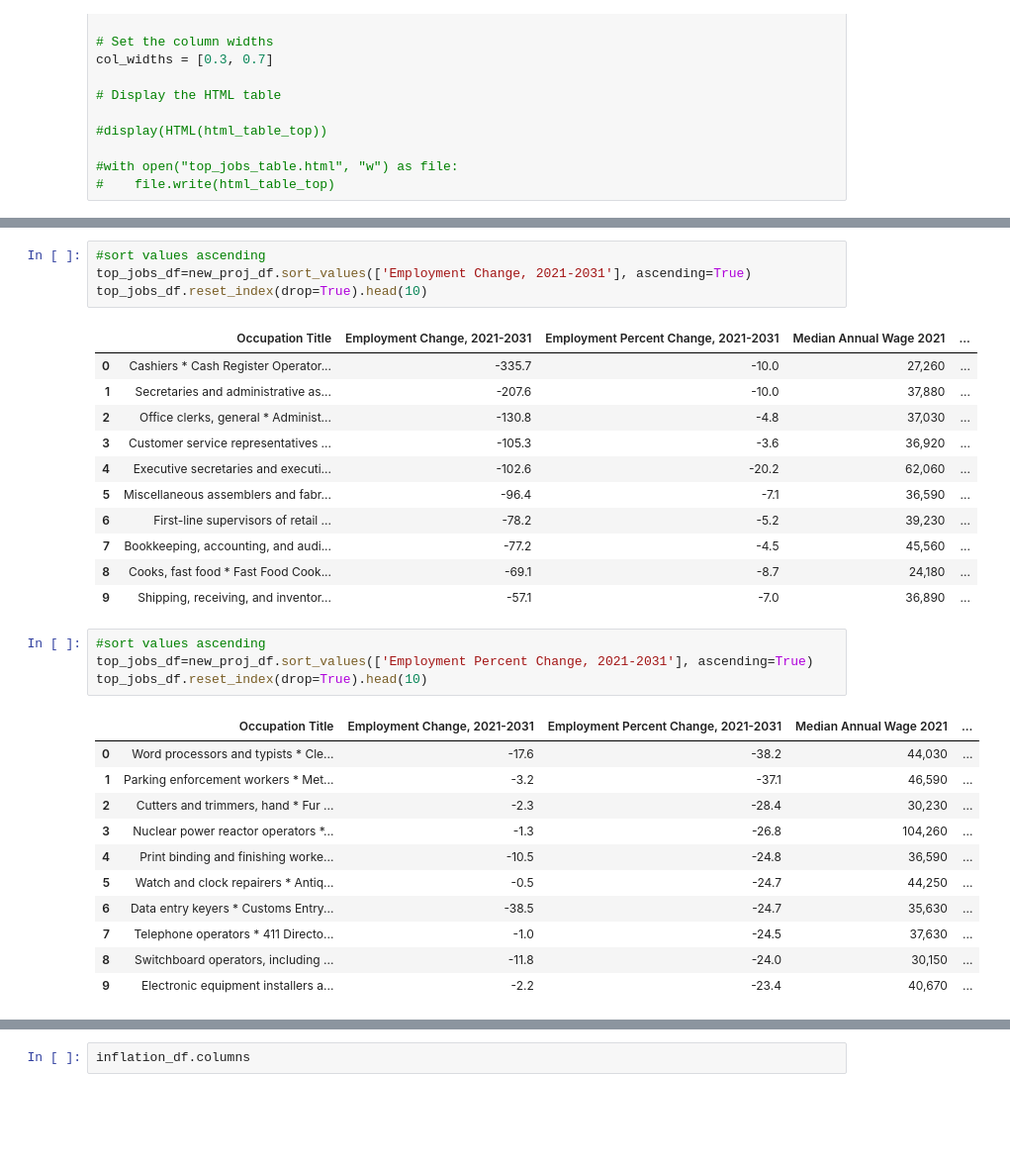
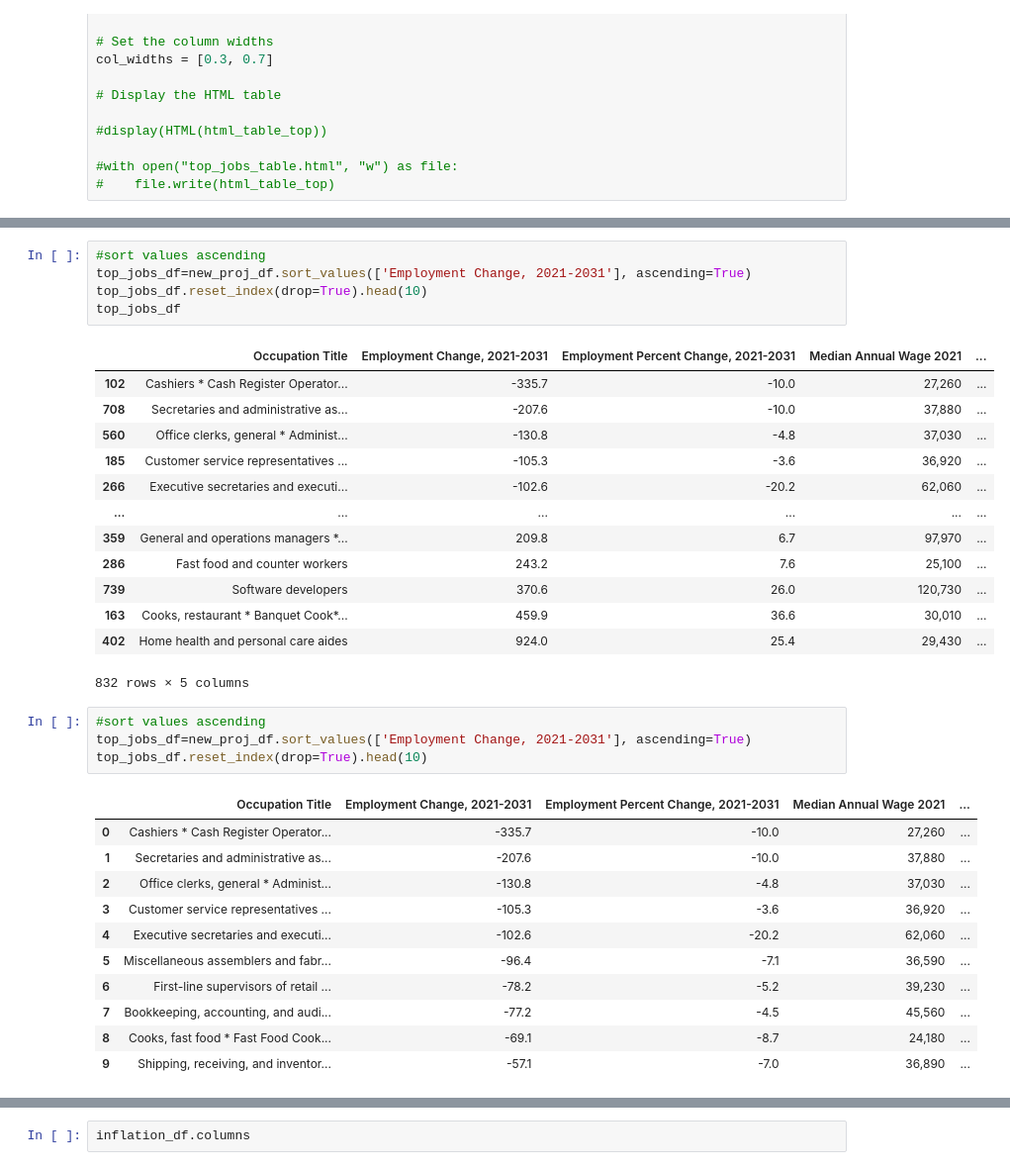
Before and after one commit to aumekubo2/SHAAL, a Jupyter notebook: Andreia/Project1_AU/Untitled.ipynb, the cells around one changed output, grey strips where cells are left out. Shown: that part at 99% size. Saved outputs shown, nothing was run; the diff lists cells and outputs as text; blank space fills up the shorter version.

```diff
--- a/Andreia/Project1_AU/Untitled.ipynb
+++ b/Andreia/Project1_AU/Untitled.ipynb
@@ -575,35 +357,38 @@ with open("tables.html", "w") as file:
 # %%
 #sort values ascending
 top_jobs_df=new_proj_df.sort_values(['Employment Change, 2021-2031'], ascending=True)
 top_jobs_df.reset_index(drop=True).head(10)
+top_jobs_df
 # %% [output]
 |  | Occupation Title | Employment Change, 2021-2031 | Employment Percent Change, 2021-2031 | Median Annual Wage 2021 | ... |
-| 0 | Cashiers * Cash Register Operator... | -335.7 | -10.0 | 27,260 | ... |
-| 1 | Secretaries and administrative as... | -207.6 | -10.0 | 37,880 | ... |
-| 2 | Office clerks, general * Administ... | -130.8 | -4.8 | 37,030 | ... |
-| 3 | Customer service representatives ... | -105.3 | -3.6 | 36,920 | ... |
-| 4 | Executive secretaries and executi... | -102.6 | -20.2 | 62,060 | ... |
-| 5 | Miscellaneous assemblers and fabr... | -96.4 | -7.1 | 36,590 | ... |
-| 6 | First-line supervisors of retail ... | -78.2 | -5.2 | 39,230 | ... |
-| 7 | Bookkeeping, accounting, and audi... | -77.2 | -4.5 | 45,560 | ... |
-| 8 | Cooks, fast food * Fast Food Cook... | -69.1 | -8.7 | 24,180 | ... |
-| 9 | Shipping, receiving, and inventor... | -57.1 | -7.0 | 36,890 | ... |
+| 102 | Cashiers * Cash Register Operator... | -335.7 | -10.0 | 27,260 | ... |
+| 708 | Secretaries and administrative as... | -207.6 | -10.0 | 37,880 | ... |
+| 560 | Office clerks, general * Administ... | -130.8 | -4.8 | 37,030 | ... |
+| 185 | Customer service representatives ... | -105.3 | -3.6 | 36,920 | ... |
+| 266 | Executive secretaries and executi... | -102.6 | -20.2 | 62,060 | ... |
+| ... | ... | ... | ... | ... | ... |
+| 359 | General and operations managers *... | 209.8 | 6.7 | 97,970 | ... |
+| 286 | Fast food and counter workers | 243.2 | 7.6 | 25,100 | ... |
+| 739 | Software developers | 370.6 | 26.0 | 120,730 | ... |
+| 163 | Cooks, restaurant * Banquet Cook*... | 459.9 | 36.6 | 30,010 | ... |
+| 402 | Home health and personal care aides | 924.0 | 25.4 | 29,430 | ... |
+832 rows × 5 columns
 # %%
 #sort values ascending
-top_jobs_df=new_proj_df.sort_values(['Employment Percent Change, 2021-2031'], ascending=True)
+top_jobs_df=new_proj_df.sort_values(['Employment Change, 2021-2031'], ascending=True)
 top_jobs_df.reset_index(drop=True).head(10)
 # %% [output]
 |  | Occupation Title | Employment Change, 2021-2031 | Employment Percent Change, 2021-2031 | Median Annual Wage 2021 | ... |
-| 0 | Word processors and typists * Cle... | -17.6 | -38.2 | 44,030 | ... |
-| 1 | Parking enforcement workers * Met... | -3.2 | -37.1 | 46,590 | ... |
-| 2 | Cutters and trimmers, hand * Fur ... | -2.3 | -28.4 | 30,230 | ... |
-| 3 | Nuclear power reactor operators *... | -1.3 | -26.8 | 104,260 | ... |
-| 4 | Print binding and finishing worke... | -10.5 | -24.8 | 36,590 | ... |
-| 5 | Watch and clock repairers * Antiq... | -0.5 | -24.7 | 44,250 | ... |
-| 6 | Data entry keyers * Customs Entry... | -38.5 | -24.7 | 35,630 | ... |
-| 7 | Telephone operators * 411 Directo... | -1.0 | -24.5 | 37,630 | ... |
-| 8 | Switchboard operators, including ... | -11.8 | -24.0 | 30,150 | ... |
-| 9 | Electronic equipment installers a... | -2.2 | -23.4 | 40,670 | ... |
+| 0 | Cashiers * Cash Register Operator... | -335.7 | -10.0 | 27,260 | ... |
+| 1 | Secretaries and administrative as... | -207.6 | -10.0 | 37,880 | ... |
+| 2 | Office clerks, general * Administ... | -130.8 | -4.8 | 37,030 | ... |
+| 3 | Customer service representatives ... | -105.3 | -3.6 | 36,920 | ... |
+| 4 | Executive secretaries and executi... | -102.6 | -20.2 | 62,060 | ... |
+| 5 | Miscellaneous assemblers and fabr... | -96.4 | -7.1 | 36,590 | ... |
+| 6 | First-line supervisors of retail ... | -78.2 | -5.2 | 39,230 | ... |
+| 7 | Bookkeeping, accounting, and audi... | -77.2 | -4.5 | 45,560 | ... |
+| 8 | Cooks, fast food * Fast Food Cook... | -69.1 | -8.7 | 24,180 | ... |
+| 9 | Shipping, receiving, and inventor... | -57.1 | -7.0 | 36,890 | ... |
 # %%
 # Load the project data
 new_proj_df = pd.read_csv("Employment Projections.csv")
```
Also changed, not shown: parts of 29 cells of this notebook, 21 other files.
